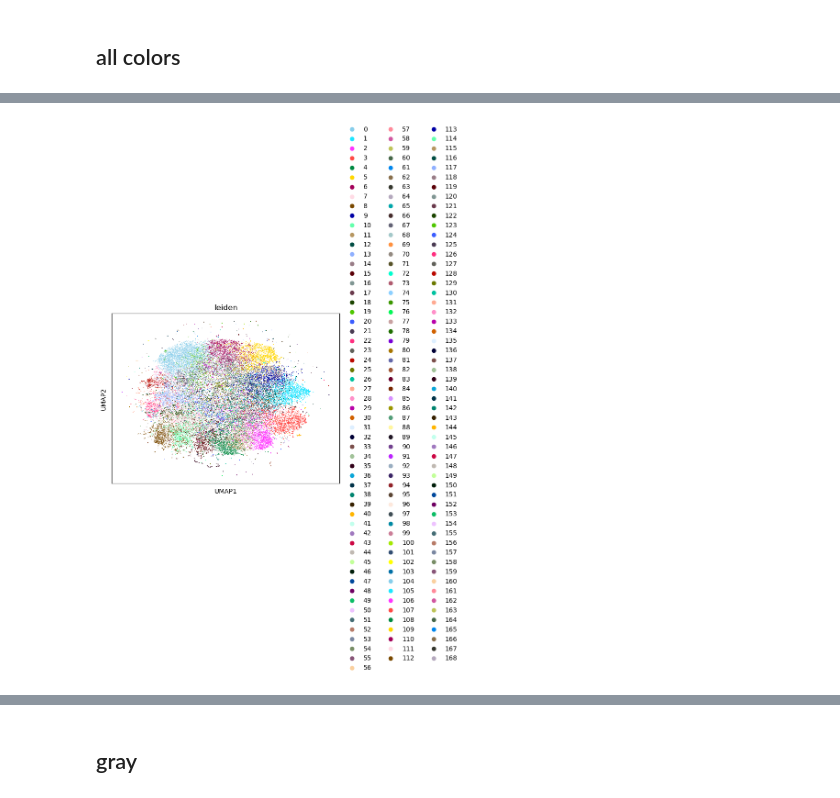
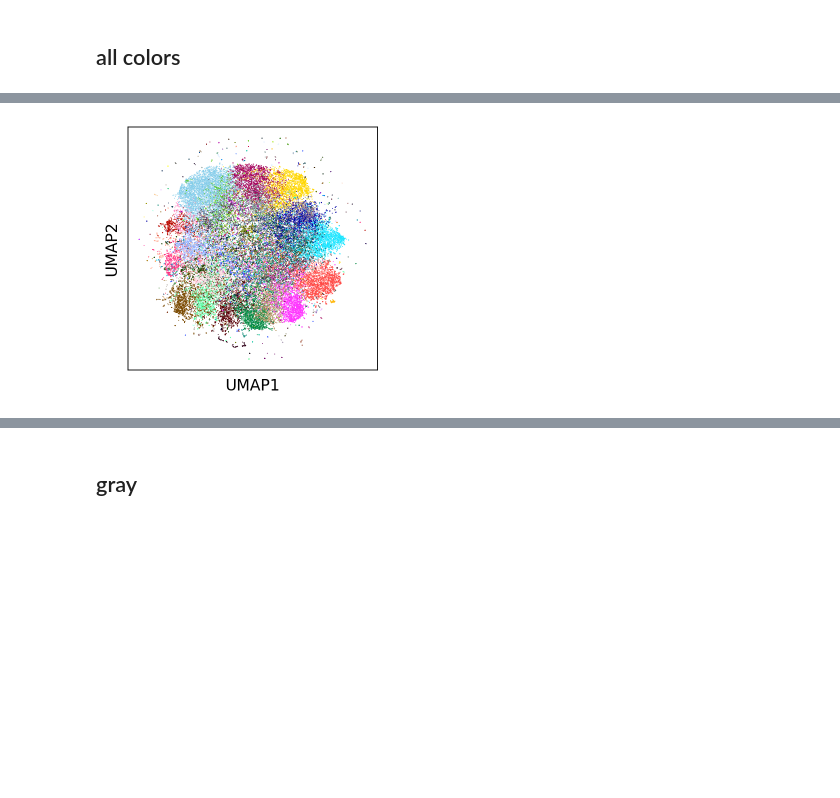
Before and after one commit to adelomana/education, a Jupyter notebook: kevin/scanpy fixed.ipynb, the cells around one changed output, grey strips where cells are left out. Cells and saved outputs as stored; diff of their text form; code cells hidden in the pictures; blank space fills up the shorter version.

```diff
--- a/kevin/scanpy fixed.ipynb
+++ b/kevin/scanpy fixed.ipynb
@@ -1,5 +1,6 @@
 # %%
 import scanpy, numpy, matplotlib
+scanpy.set_figure_params(dpi_save=1000)
 # %% [markdown]
 # input data
 # %%
@@ -152,8 +153,5 @@ scanpy.tl.leiden(adata)
 scanpy.tl.paga(adata)
 scanpy.pl.paga(adata, plot=False)
 scanpy.tl.umap(adata, min_dist=dist, spread=spre, init_pos='paga')
-scanpy.pl.umap(adata, color=['leiden'], palette=two_hundred_colors)
-
-
-matplotlib.pyplot.savefig('colors.svg')
+ax = scanpy.pl.umap(adata, color=['leiden'], palette=two_hundred_colors, legend_loc=None, title='', save='col.png')
 # %% [output]
@@ -160 +159 @@ matplotlib.pyplot.savefig('colors.svg')
-[figure, old version]
+[figure, new version]
```
Also changed, not shown: parts of 6 cells of this notebook.
